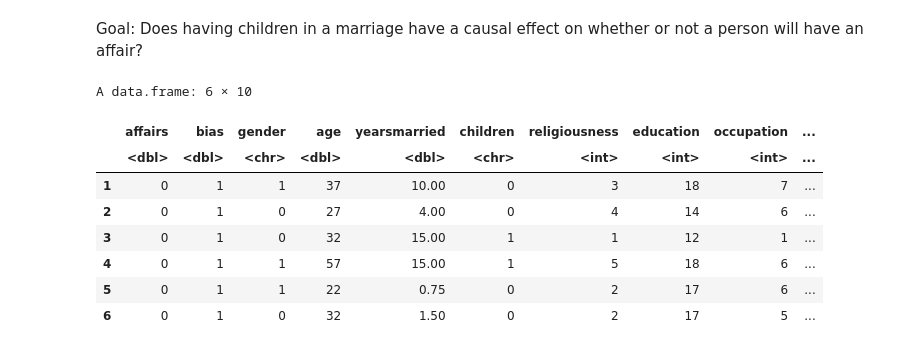
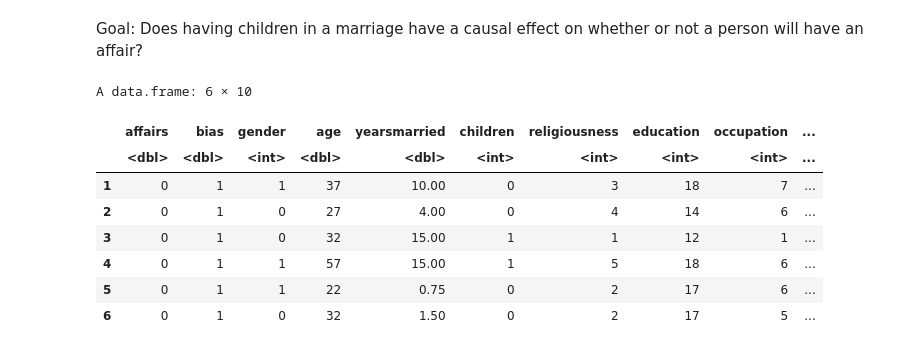
Before and after one commit to eghaymore/sim, a Jupyter notebook: G-comp.ipynb, the cells around one changed output. Cells and saved outputs as stored; diff of their text form; code cells hidden in the pictures.

```diff
--- a/G-comp.ipynb
+++ b/G-comp.ipynb
@@ -3,18 +3,20 @@ Goal: Does having children in a marriage have a causal effect on whether or not
 # %%
 dataset = read.csv("Affairs.csv")
 dataset$affairs[dataset$affairs > 0] <- 1 # Set as yes/no instead of a count of affairs
 dataset$gender[dataset$gender =="male"] <- 1
 dataset$gender[dataset$gender =="female"] <- 0
 dataset$children[dataset$children =="yes"] <- 1
 dataset$children[dataset$children =="no"] <- 0
+dataset$gender <- as.integer(dataset$gender)
+dataset$children <- as.integer(dataset$children)
 dataset$rownames <- 1 # replace rownames with bias term
 names(dataset)[names(dataset) == "rownames"] <- "bias"
 dataset <- dataset[,c(2,1,3:10)] # Move affairs to column 1
 head(dataset)
 # %% [output]
 A data.frame: 6 × 10
 |  | affairs | bias | gender | age | yearsmarried | children | religiousness | education | occupation | ... |
-|  | <dbl> | <dbl> | <chr> | <dbl> | <dbl> | <chr> | <int> | <int> | <int> | ... |
+|  | <dbl> | <dbl> | <int> | <dbl> | <dbl> | <int> | <int> | <int> | <int> | ... |
 | 1 | 0 | 1 | 1 | 37 | 10.00 | 0 | 3 | 18 | 7 | ... |
 | 2 | 0 | 1 | 0 | 27 | 4.00 | 0 | 4 | 14 | 6 | ... |
 | 3 | 0 | 1 | 0 | 32 | 15.00 | 1 | 1 | 12 | 1 | ... |
```
Also changed, not shown: parts of 7 cells of this notebook, 1 other file.
